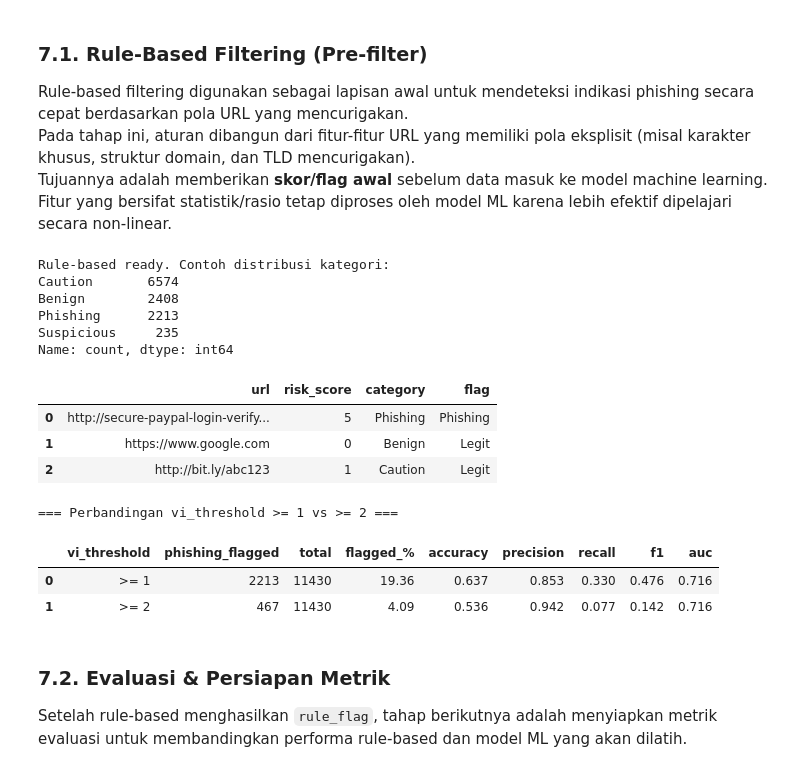
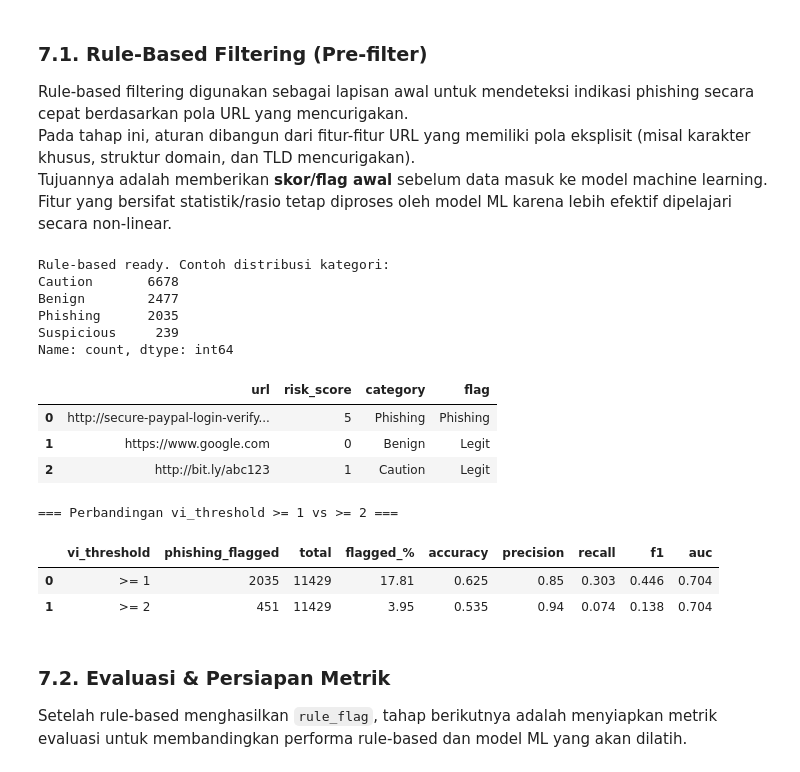
Before and after one commit to rubenmartogi/Phishing-Website-Detection-using-XGBoost-and-RFM, a Jupyter notebook: Phishing Website Detection_Models & Training.ipynb, the cells around one changed output. Saved outputs shown, nothing was run; the diff lists cells and outputs as text; code cells hidden in the pictures.

```diff
--- a/Phishing Website Detection_Models & Training.ipynb
+++ b/Phishing Website Detection_Models & Training.ipynb
@@ -21,6 +19,7 @@ import numpy as np
 import seaborn as sns
 import matplotlib.pyplot as plt
 # %%
-data0 = pd.read_csv("DataFiles/Dataset89_terbaru.csv")
-data0.head()
+df = pd.read_csv("DataFiles/data_cleaning.csv")
+print("Shape:", df.shape)
+print(df.head(2))
 # %% [output]
@@ -206,3 +52,0 @@ X_train.shape, X_test.shape
-# %%
-with open("feature_columns.txt", "w") as f:
-    f.write("\n".join(X.columns))
@@ -228,6 +158,8 @@ Pada tahap ini, aturan dibangun dari fitur-fitur URL yang memiliki pola eksplisi
 Tujuannya adalah memberikan **skor/flag awal** sebelum data masuk ke model machine learning.
 Fitur yang bersifat statistik/rasio tetap diproses oleh model ML karena lebih efektif dipelajari secara non-linear.
 # %%
+data = df.copy()
+
 import re, math, ipaddress
 from urllib.parse import urlparse
 import tldextract
@@ -236,9 +168,9 @@ import numpy as np
 
 # ====== RULE-BASED (DATASET) ======
 y_true = data["label"]
-X = data.drop(columns=["label"])
+X_rules = data.drop(columns=["label"])
 
-df_rules = X.copy()
+df_rules = X_rules.copy()
 
 def _col(c):
     return df_rules[c] if c in df_rules.columns else 0
@@ -407,20 +339,18 @@ def rule_based_eval(feats):
     imp_count = sum(int(v) for v in important.values())
     less_count = sum(int(v) for v in less_important.values())
 
-    rule1_flag = (vi_count >=1)
-    risk_score = (3 * vi_count) + (2 * imp_count) + (1 * less_count)
+    rule1_flag = (vi_count >= 1)
+    risk_score = (3 * vi_count) + (2 * imp_count) + less_count
+    rule_flag = int(rule1_flag or (risk_score >= 7))
 
-    rule_flag = int(rule1_flag or (risk_score >= 7))
-    risk_category = np.select(
-        [
-            rule_flag == 1,
-            (risk_score >= 4) & (risk_score <= 6),
-            (risk_score >= 1) & (risk_score <= 3),
-            risk_score == 0,
-        ],
-        ["Phishing", "Suspicious", "Caution", "Benign"],
-        default="Unknown",
-    )
+    if rule_flag == 1:
+        risk_category = "Phishing"
+    elif 4 <= risk_score <= 6:
+        risk_category = "Suspicious"
+    elif 1 <= risk_score <= 3:
+        risk_category = "Caution"
+    else:
+        risk_category = "Benign"
 
     return risk_score, risk_category, rule_flag
 
@@ -450,17 +380,16 @@ df_results = pd.DataFrame(results)
 df_results
 # %% [output]
 Rule-based ready. Contoh distribusi kategori:
-Caution       6574
-Benign        2408
-Phishing      2213
-Suspicious     235
+Caution       6678
+Benign        2477
+Phishing      2035
+Suspicious     239
 Name: count, dtype: int64
 |  | url | risk_score | category | flag |
 | 0 | http://secure-paypal-login-verify... | 5 | Phishing | Phishing |
 | 1 | https://www.google.com | 0 | Benign | Legit |
 | 2 | http://bit.ly/abc123 | 1 | Caution | Legit |
 # %%
-# ====== PERBANDINGAN VI_THRESHOLD >= 1 vs >= 2 ======
 from sklearn.metrics import accuracy_score, precision_score, recall_score, f1_score, roc_auc_score
 
 rows = []
@@ -472,36 +401,36 @@ for t in [1, 2]:
     prec  = precision_score(y_true, rule_flag_t, zero_division=0)
     rec   = recall_score(y_true, rule_flag_t, zero_division=0)
     f1    = f1_score(y_true, rule_flag_t, zero_division=0)
 
     # AUC pakai risk_score sebagai proxy confidence
     try:
         auc = roc_auc_score(y_true, risk_score)
     except Exception:
         auc = None
 
     phishing_flagged = rule_flag_t.sum()
     total = len(rule_flag_t)
 
     rows.append({
         "vi_threshold": f">= {t}",
         "phishing_flagged": phishing_flagged,
         "total": total,
         "flagged_%": round(phishing_flagged / total * 100, 2),
         "accuracy": round(acc, 3),
         "precision": round(prec, 3),
         "recall": round(rec, 3),
         "f1": round(f1, 3),
-        "auc": round(auc, 3) if auc else None,
+        "auc": round(auc, 3) if auc is not None else None,
     })
 
 df_threshold_compare = pd.DataFrame(rows)
 print("=== Perbandingan vi_threshold >= 1 vs >= 2 ===")
 df_threshold_compare
 # %% [output]
 === Perbandingan vi_threshold >= 1 vs >= 2 ===
 |  | vi_threshold | phishing_flagged | total | flagged_% | accuracy | precision | recall | f1 | auc |
-| 0 | >= 1 | 2213 | 11430 | 19.36 | 0.637 | 0.853 | 0.330 | 0.476 | 0.716 |
-| 1 | >= 2 | 467 | 11430 | 4.09 | 0.536 | 0.942 | 0.077 | 0.142 | 0.716 |
+| 0 | >= 1 | 2035 | 11429 | 17.81 | 0.625 | 0.85 | 0.303 | 0.446 | 0.704 |
+| 1 | >= 2 | 451 | 11429 | 3.95 | 0.535 | 0.94 | 0.074 | 0.138 | 0.704 |
 # %% [markdown]
 ### **7.2. Evaluasi & Persiapan Metrik**
 Setelah rule‑based menghasilkan `rule_flag`, tahap berikutnya adalah menyiapkan metrik evaluasi untuk membandingkan performa rule‑based dan model ML yang akan dilatih.
```
Also changed, not shown: parts of 45 cells of this notebook, 7 other files.
